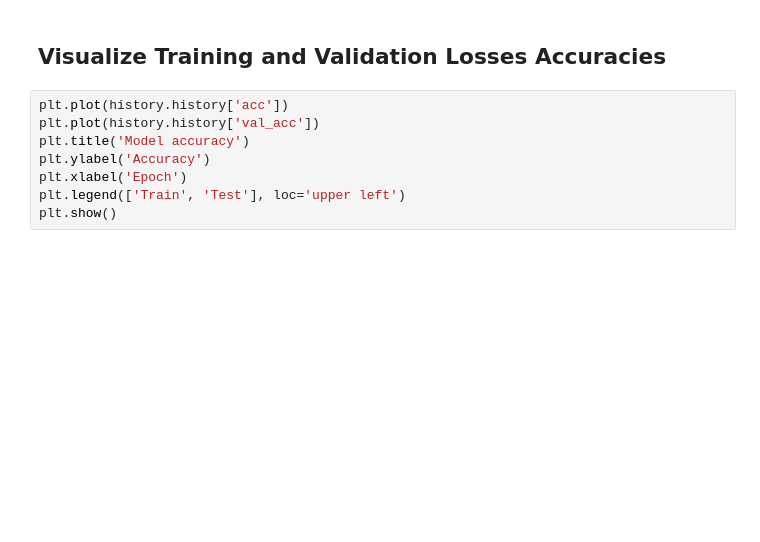
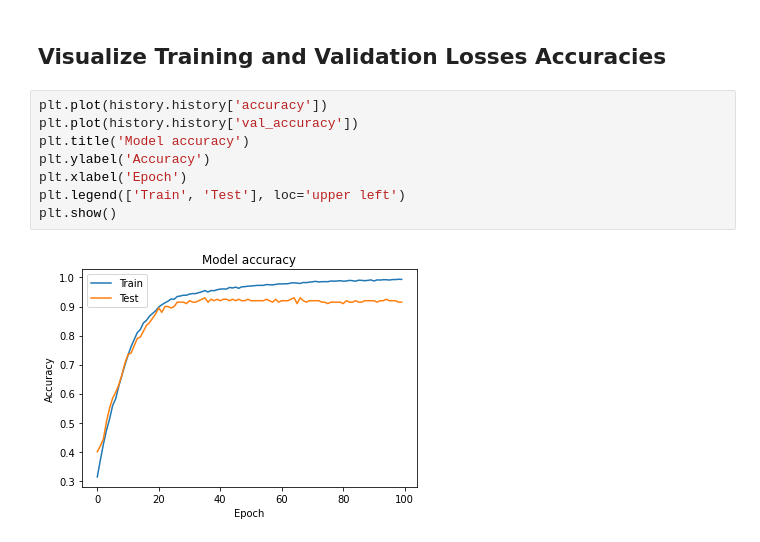
Before and after one commit to aqillakhamis/Deep-Learning-Practice, a Jupyter notebook: Neural_Network.ipynb, the cells around one changed output. Cells and saved outputs as stored; diff of their text form; blank space fills up the shorter version.

```diff
--- a/Neural_Network.ipynb
+++ b/Neural_Network.ipynb
@@ -116,11 +114,13 @@ Accuracy Model is: 95.0
 # %% [markdown]
 ## Visualize Training and Validation Losses Accuracies
 # %%
-plt.plot(history.history['acc'])
-plt.plot(history.history['val_acc'])
+plt.plot(history.history['accuracy'])
+plt.plot(history.history['val_accuracy'])
 plt.title('Model accuracy')
 plt.ylabel('Accuracy')
 plt.xlabel('Epoch')
 plt.legend(['Train', 'Test'], loc='upper left')
 plt.show()
+# %% [output]
+[figure, added]
 # %%
```
Also changed, not shown: parts of 4 cells of this notebook.
